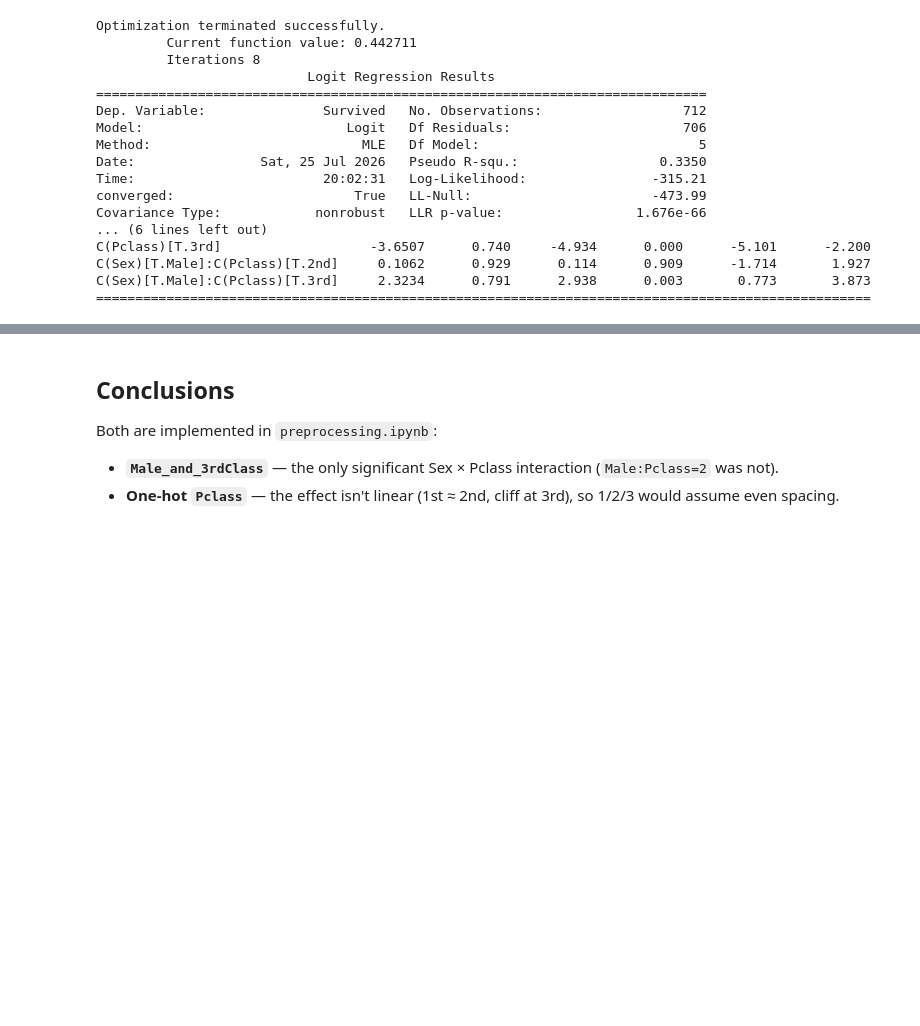
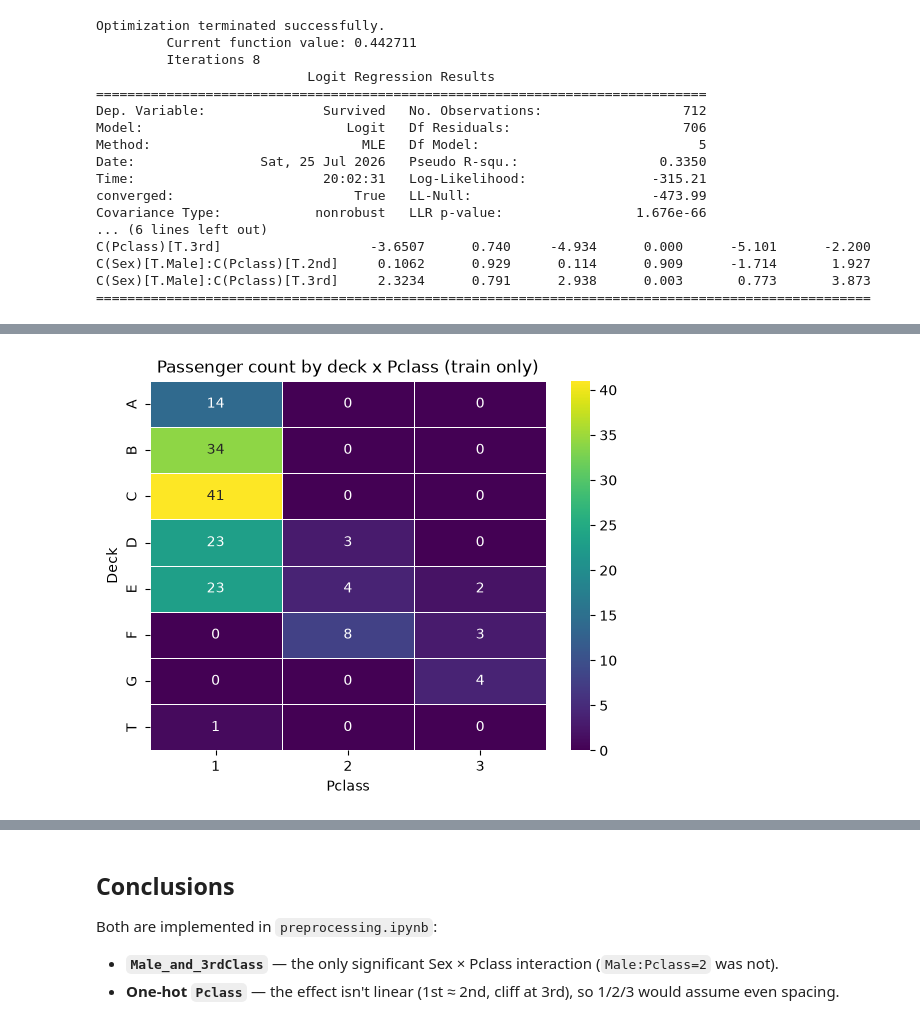
Before and after one commit to NateDeMoro/intro, a Jupyter notebook: notebooks/explore.ipynb, the cells around one changed output, grey strips where cells are left out. Cells and saved outputs as stored; diff of their text form; code cells hidden in the pictures; blank space fills up the shorter version.

```diff
--- a/notebooks/explore.ipynb
+++ b/notebooks/explore.ipynb
@@ -152,0 +207,9 @@ C(Sex)[T.Male]:C(Pclass)[T.3rd]     2.3234      0.791      2.938      0.003
+# %%
+# where the deck cells actually sit -- counts per deck x Pclass, to see how much of the
+# deck ordering above is just Pclass and how thin the per-deck samples are
+counts = pd.crosstab(cabin["Deck"], cabin["Pclass"])
+sns.heatmap(counts, annot=True, fmt="d", cmap="viridis", linewidths=0.5)
+plt.title("Passenger count by deck x Pclass (train only)")
+plt.show()
+# %% [output]
+[figure, added]
```
Also changed, not shown: parts of 6 cells of this notebook, 23 other files.
